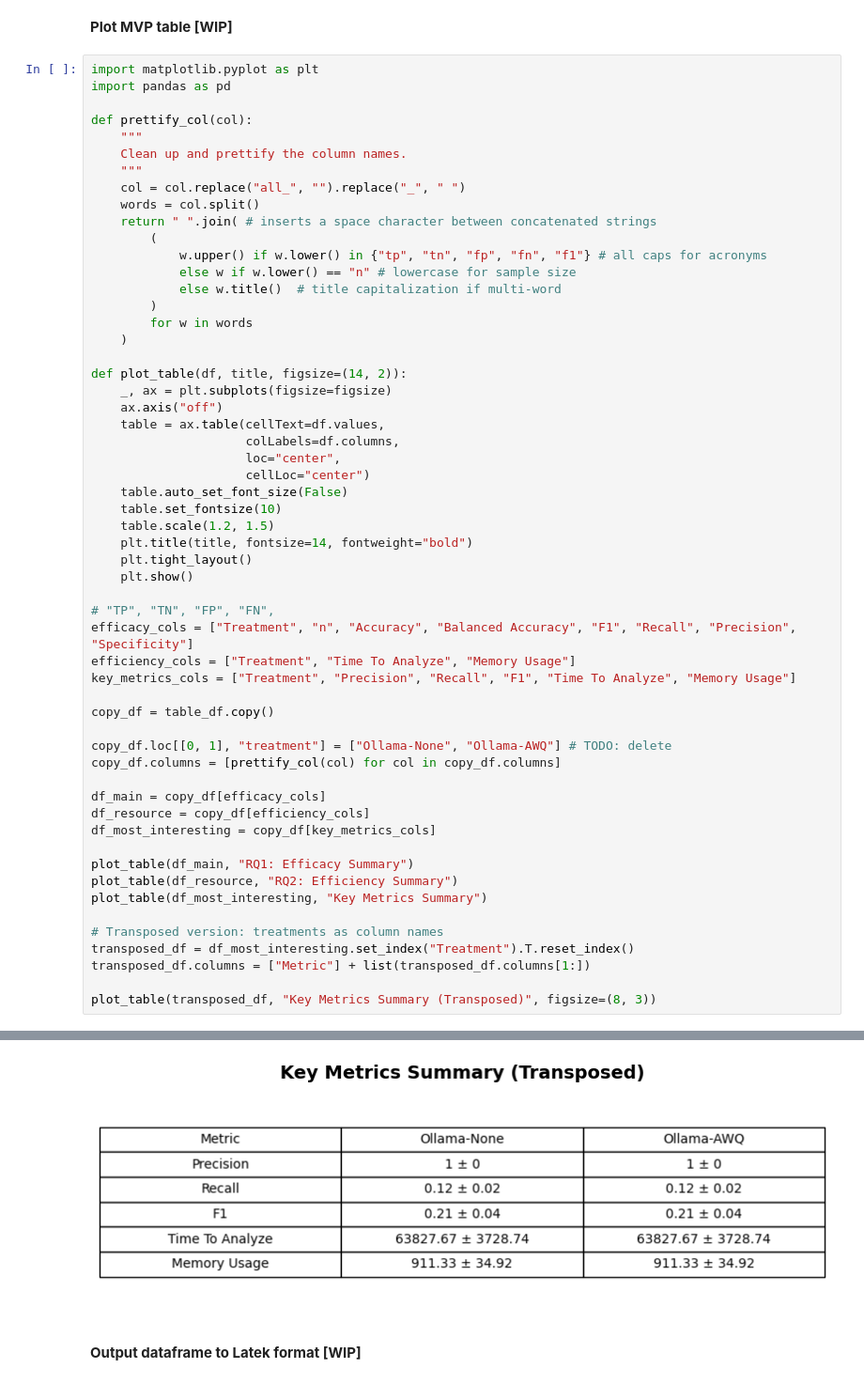
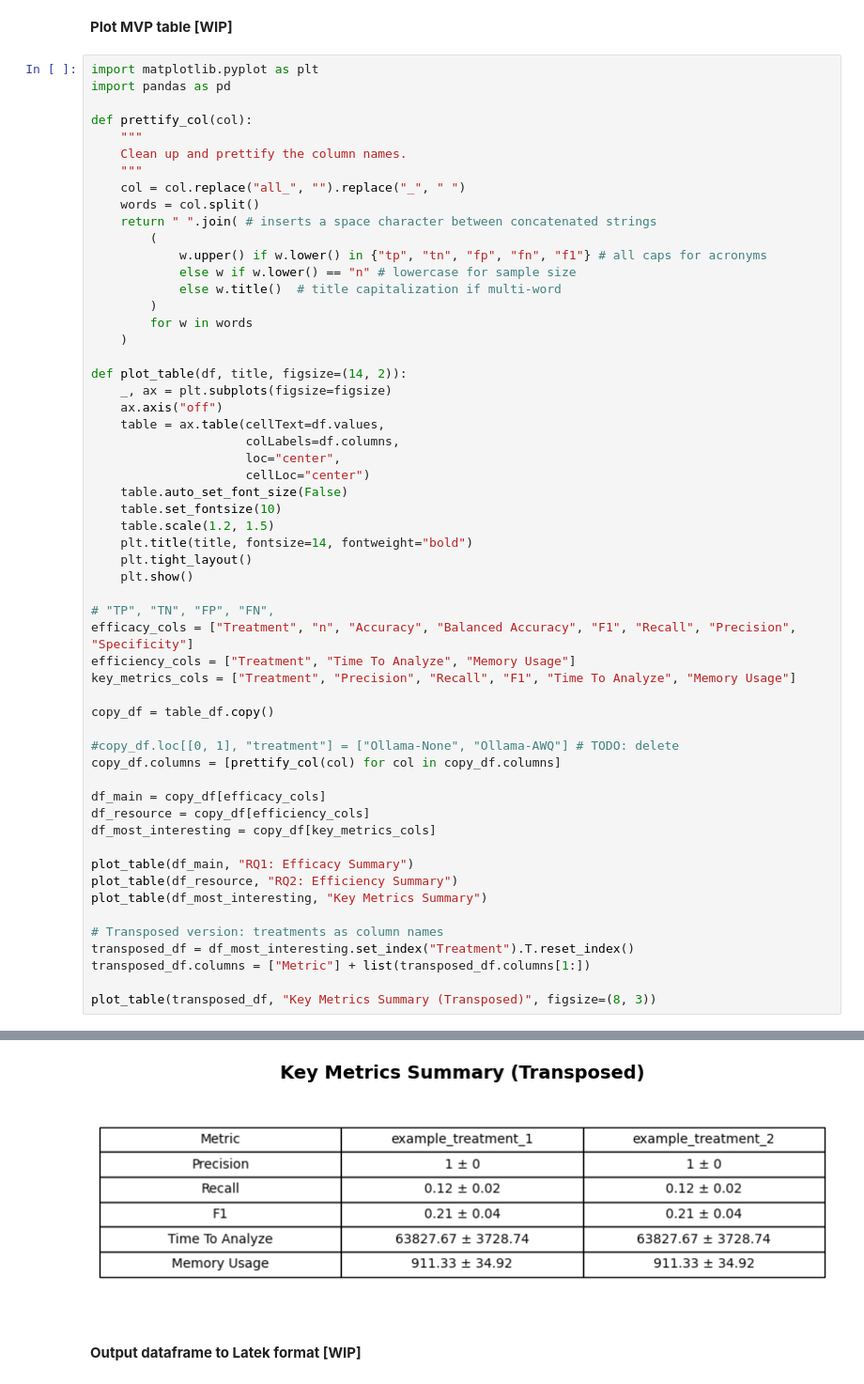
Before and after one commit to Q-REST-at/Q-REST-at, a Jupyter notebook: analysis/enhanced_data_analysis.ipynb, the cells around one changed output, grey strips where cells are left out. Shown at 94% size. Drawn from its saved outputs; the diff is of its cells as text.

```diff
--- a/analysis/enhanced_data_analysis.ipynb
+++ b/analysis/enhanced_data_analysis.ipynb
@@ -289,7 +289,7 @@ key_metrics_cols = ["Treatment", "Precision", "Recall", "F1", "Time To Analyze",
 
 copy_df = table_df.copy()
 
-copy_df.loc[[0, 1], "treatment"] = ["Ollama-None", "Ollama-AWQ"] # TODO: delete
+#copy_df.loc[[0, 1], "treatment"] = ["Ollama-None", "Ollama-AWQ"] # TODO: delete
 copy_df.columns = [prettify_col(col) for col in copy_df.columns]
 
 df_main = copy_df[efficacy_cols]
@@ -312,4 +312,4 @@ plot_table(transposed_df, "Key Metrics Summary (Transposed)", figsize=(8, 3))
-[figure, old version]
+[figure, new version]
 # %% [markdown]
 **Output dataframe to Latek format [WIP]**
 # %%
```
Also changed, not shown: parts of 4 cells of this notebook, 10 other files.
